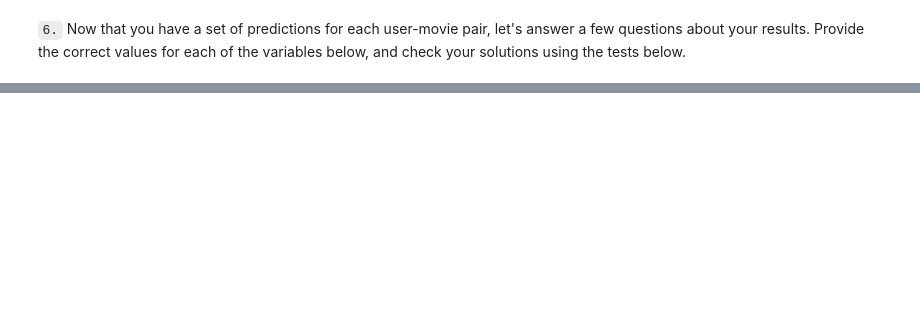
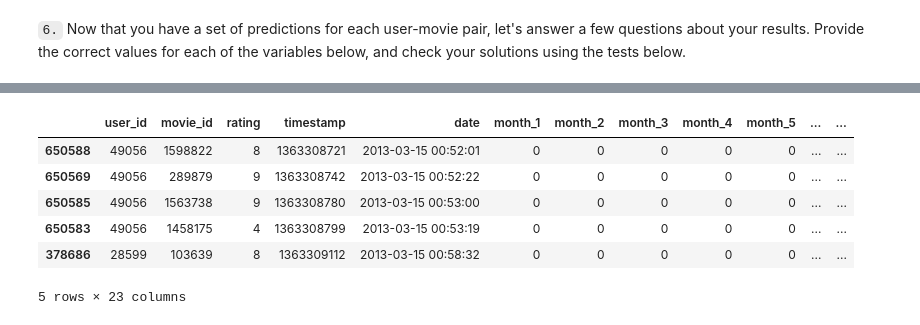
Before and after one commit to edifierxuhao/Experimental-Design-Recommendations, a Jupyter notebook: Matrix factorization for recommendations.ipynb, the cells around one changed output, grey strips where cells are left out. Saved outputs shown, nothing was run; the diff lists cells and outputs as text; code cells hidden in the pictures; blank space fills up the shorter version.

```diff
--- a/Matrix factorization for recommendations.ipynb
+++ b/Matrix factorization for recommendations.ipynb
@@ -727,0 +747,10 @@ print("Nice job!  Looks like you have predictions made for all the missing user-
+# %%
+import numpy as np
+import pandas as pd
+
+# Read in the datasets
+movies = pd.read_csv('movies_clean1.csv')
+reviews = pd.read_csv('reviews_clean1.csv')
+
+del movies['Unnamed: 0']
+del reviews['Unnamed: 0']
@@ -727,0 +765,18 @@ print("Nice job!  Looks like you have predictions made for all the missing user-
+# %%
+def create_train_test(reviews, order_by, training_size, testing_size):
+    '''
+    INPUT:
+    reviews - (pandas df) dataframe to split into train and test
+    order_by - (string) column name to sort by
+    training_size - (int) number of rows in training set
+    testing_size - (int) number of columns in the test set
+
+    OUTPUT:
+    training_df -  (pandas df) dataframe of the training set
+    validation_df - (pandas df) dataframe of the test set
+    '''
+    sub_df = reviews.sort_values(by = order_by).iloc[:(training_size + testing_size)]
+    training_df = sub_df.iloc[:training_size]
+    validation_df = sub_df.iloc[training_size : (training_size + testing_size)]
+
+    return training_df, validation_df
@@ -727,0 +1126,10 @@ print("Nice job!  Looks like you have predictions made for all the missing user-
+# %%
+val_df.head()
+# %% [output]
+|  | user_id | movie_id | rating | timestamp | date | month_1 | month_2 | month_3 | month_4 | month_5 | ... | ... |
+| 650588 | 49056 | 1598822 | 8 | 1363308721 | 2013-03-15 00:52:01 | 0 | 0 | 0 | 0 | 0 | ... | ... |
+| 650569 | 49056 | 289879 | 9 | 1363308742 | 2013-03-15 00:52:22 | 0 | 0 | 0 | 0 | 0 | ... | ... |
+| 650585 | 49056 | 1563738 | 9 | 1363308780 | 2013-03-15 00:53:00 | 0 | 0 | 0 | 0 | 0 | ... | ... |
+| 650583 | 49056 | 1458175 | 4 | 1363308799 | 2013-03-15 00:53:19 | 0 | 0 | 0 | 0 | 0 | ... | ... |
+| 378686 | 28599 | 103639 | 8 | 1363309112 | 2013-03-15 00:58:32 | 0 | 0 | 0 | 0 | 0 | ... | ... |
+5 rows × 23 columns
```
Also changed, not shown: parts of 36 cells of this notebook, 2 other files.
